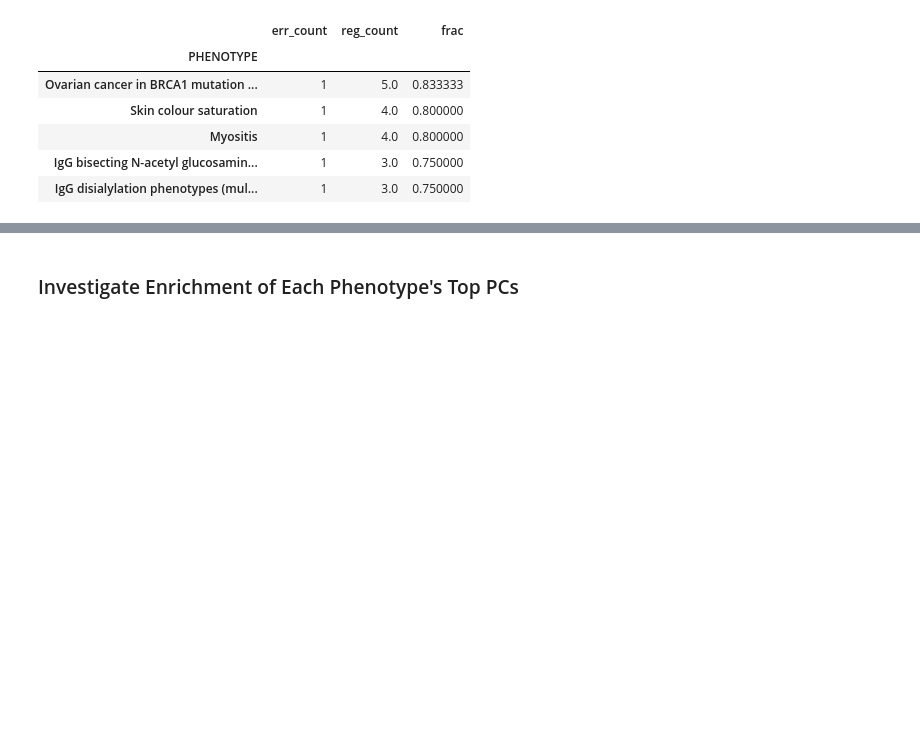
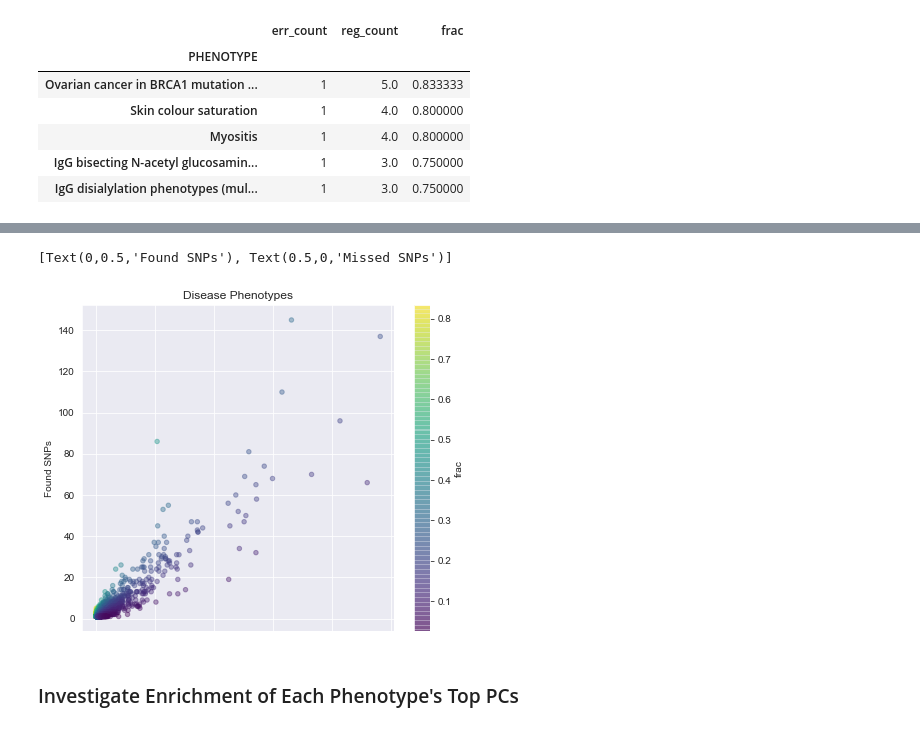
Before and after one commit to lkalesinskas/SNPs2ChIP, a Jupyter notebook: gwas/analyze_snp_results.ipynb, the cells around one changed output, grey strips where cells are left out. Cells and saved outputs as stored; diff of their text form; code cells hidden in the pictures; blank space fills up the shorter version.

```diff
--- a/gwas/analyze_snp_results.ipynb
+++ b/gwas/analyze_snp_results.ipynb
@@ -86,0 +110,10 @@ def get_enrichment(pc):
+# %%
+sns.set_style("darkgrid")
+
+ax = full_phenotype_df[full_phenotype_df['err_count'] < 500].rename(columns={'err_count': 'Missed SNPs', 'reg_count': 'Found SNPs'}).plot.scatter(x='Missed SNPs',
+                     y='Found SNPs', c='frac', colormap='viridis', figsize=(7,6), alpha=0.4)
+ax.set_title('Disease Phenotypes')
+ax.set(xlabel='Missed SNPs', ylabel='Found SNPs')
+# %% [output]
+[Text(0,0.5,'Found SNPs'), Text(0.5,0,'Missed SNPs')]
+[figure, added]
```
Also changed, not shown: parts of 23 cells of this notebook.
